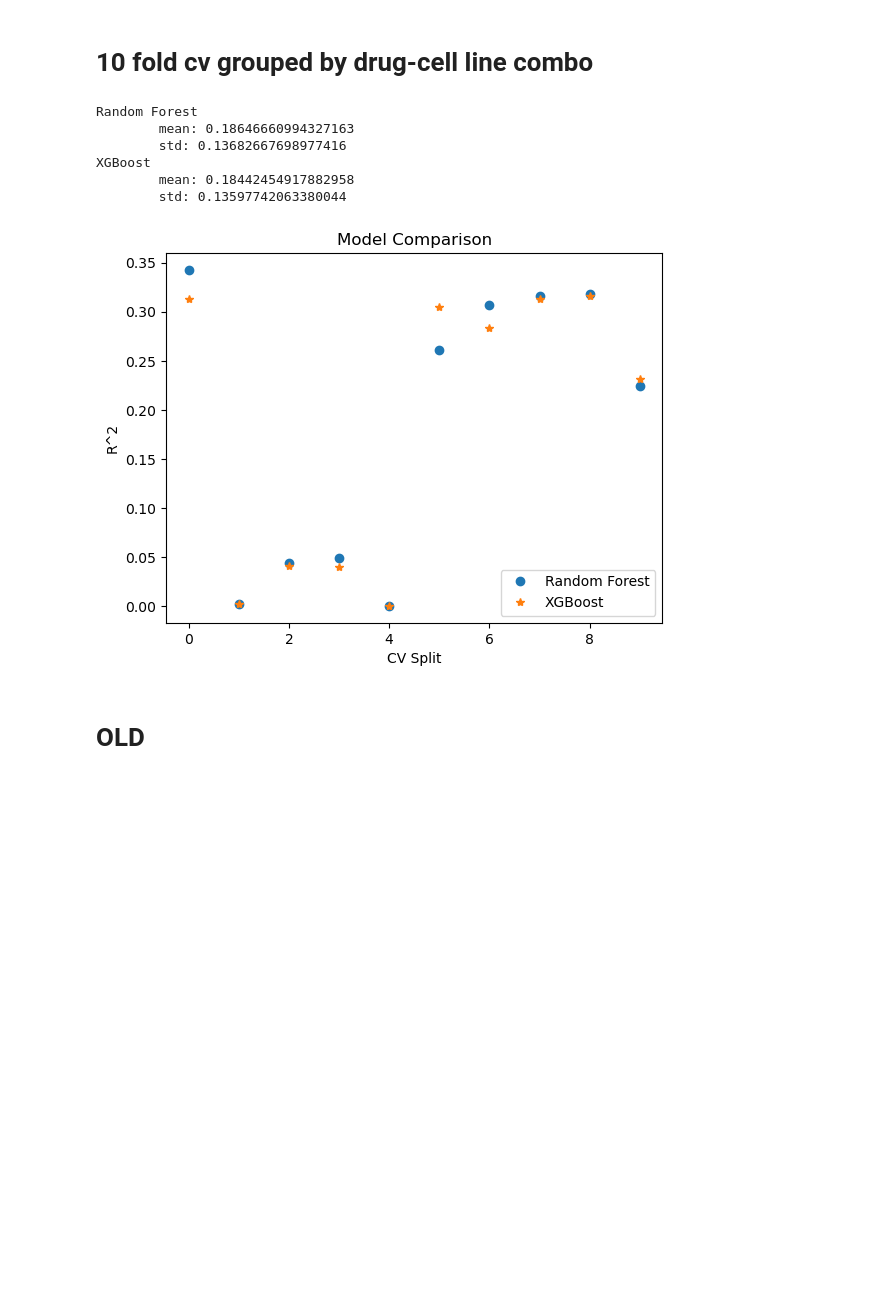
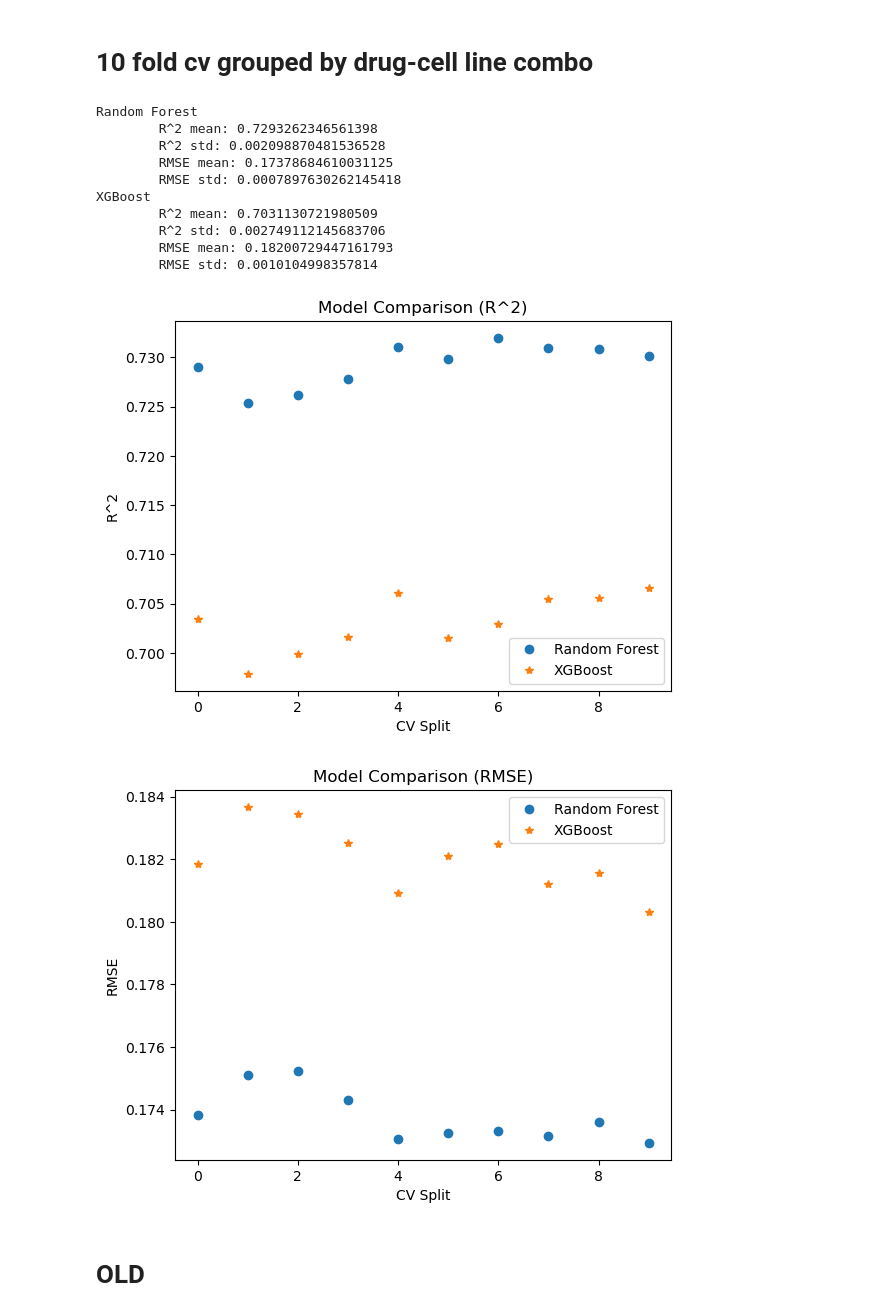
Before and after one commit to jstabet/KGNN-COMP683, a Jupyter notebook: src/baseline.ipynb, the cells around one changed output. Saved outputs shown, nothing was run; the diff lists cells and outputs as text; code cells hidden in the pictures; blank space fills up the shorter version.

```diff
--- a/src/baseline.ipynb
+++ b/src/baseline.ipynb
@@ -3,7 +3,7 @@
 # %%
 import pandas as pd
 
-df = pd.read_parquet('../results/kis_viability.parquet')
+df = pd.read_parquet('../results/kis_viability_filt.parquet')
 
 # add drug-cell line combo
 df['drug_cell_group'] = df['drug'] + "_" + df['depmap_id']
@@ -38,19 +38,23 @@ unique drug-cell line combos: 76356
 from sklearn.ensemble import RandomForestRegressor
 from xgboost import XGBRegressor
 from sklearn.model_selection import GroupKFold
+from sklearn.metrics import r2_score, root_mean_squared_error
 import matplotlib.pyplot as plt
 import numpy as np
 import tqdm
 
 # X, y, and grouping
-X = df.drop(columns=['drug', 'concentration_M',	'depmap_id', 'viability', 'drug_cell_group'])
+X = df.drop(columns=['drug', 'concentration_M', 'depmap_id', 'viability', 'drug_cell_group'])
 y = df['viability']
 groups = df['drug_cell_group']
 gkf = GroupKFold(n_splits=10)
 
 # cv loop
-scores_rf = []
-scores_xgb = []
+rf_r2 = []
+rf_rmse = []
+xgb_r2 = []
+xgb_rmse = []
+
 for train_index, test_index in tqdm.tqdm(gkf.split(X, y, groups=groups), total=gkf.get_n_splits(X, y, groups=groups)):
     # X, y
     X_train = X.iloc[train_index]
@@ -61,55 +65,79 @@ for train_index, test_index in tqdm.tqdm(gkf.split(X, y, groups=groups), total=g
     # model RF
     model_rf = RandomForestRegressor(n_jobs=-1)
     model_rf.fit(X_train, y_train)
-    # predict
     y_pred_rf = model_rf.predict(X_test)
-    # score
-    score_rf = model_rf.score(X_test, y_test)
-    scores_rf.append(score_rf)
+    rf_r2.append(r2_score(y_test, y_pred_rf))
+    rf_rmse.append(root_mean_squared_error(y_test, y_pred_rf))
 
     # model XGB
     model_xgb = XGBRegressor(n_jobs=-1)
     model_xgb.fit(X_train, y_train)
-    # predict
     y_pred_xgb = model_xgb.predict(X_test)
-    # score
-    score_xgb = model_xgb.score(X_test, y_test)
-    scores_xgb.append(score_xgb)
+    xgb_r2.append(r2_score(y_test, y_pred_xgb))
+    xgb_rmse.append(root_mean_squared_error(y_test, y_pred_xgb))
 
-scores_rf = np.array(scores_rf)
-scores_xgb = np.array(scores_xgb)
+rf_r2 = np.array(rf_r2)
+rf_rmse = np.array(rf_rmse)
+xgb_r2 = np.array(xgb_r2)
+xgb_rmse = np.array(xgb_rmse)
 
 print('Random Forest')
-print('\tmean:', scores_rf.mean())
-print('\tstd:', scores_rf.std())
+print('\tR^2 mean:', rf_r2.mean())
+print('\tR^2 std:', rf_r2.std())
+print('\tRMSE mean:', rf_rmse.mean())
+print('\tRMSE std:', rf_rmse.std())
 
 print('XGBoost')
-print('\tmean:', scores_xgb.mean())
-print('\tstd:', scores_xgb.std())
+print('\tR^2 mean:', xgb_r2.mean())
+print('\tR^2 std:', xgb_r2.std())
+print('\tRMSE mean:', xgb_rmse.mean())
+print('\tRMSE std:', xgb_rmse.std())
 
-plt.plot(scores_rf, 'o', label='Random Forest')
-plt.plot(scores_xgb, '*', label='XGBoost')
+# plot r2
+plt.plot(rf_r2, 'o', label='Random Forest')
+plt.plot(xgb_r2, '*', label='XGBoost')
 plt.xlabel('CV Split')
 plt.ylabel('R^2')
-plt.title('Model Comparison')
+plt.title('Model Comparison (R^2)')
 plt.legend()
 plt.show()
+
+# plot rmse
+plt.plot(rf_rmse, 'o', label='Random Forest')
+plt.plot(xgb_rmse, '*', label='XGBoost')
+plt.xlabel('CV Split')
+plt.ylabel('RMSE')
+plt.title('Model Comparison (RMSE)')
+plt.legend()
+plt.show()
+
+# save results to npz
+np.savez('../results/baseline_results.npz',
+         rf_r2=rf_r2,
+         rf_rmse=rf_rmse,
+         xgb_r2=xgb_r2,
+         xgb_rmse=xgb_rmse)
 
 # RF model from paper
 # model = RandomForestRegressor(n_estimators=500, max_features=22, min_samples_leaf=5, n_jobs=-1)
 
 # equivalent, but slower
 # from sklearn.model_selection import cross_val_score
 # scores_rf = cross_val_score(RandomForestRegressor(n_jobs=-1), X, y, groups=groups, cv=gkf)
 # scores_xgb = cross_val_score(XGBRegressor(n_jobs=-1), X, y, groups=groups, cv=gkf)
 # %% [output]
 Random Forest
-        mean: 0.18646660994327163
-        std: 0.13682667698977416
+        R^2 mean: 0.7293262346561398
+        R^2 std: 0.002098870481536528
+        RMSE mean: 0.17378684610031125
+        RMSE std: 0.0007897630262145418
 XGBoost
-        mean: 0.18442454917882958
-        std: 0.13597742063380044
+        R^2 mean: 0.7031130721980509
+        R^2 std: 0.002749112145683706
+        RMSE mean: 0.18200729447161793
+        RMSE std: 0.0010104998357814
-[figure, old version]
+[figure, new version]
+[figure, added]
 # %% [markdown]
 # OLD
 # %% [markdown]
```
Also changed, not shown: parts of 2 cells of this notebook, 47 other files.
